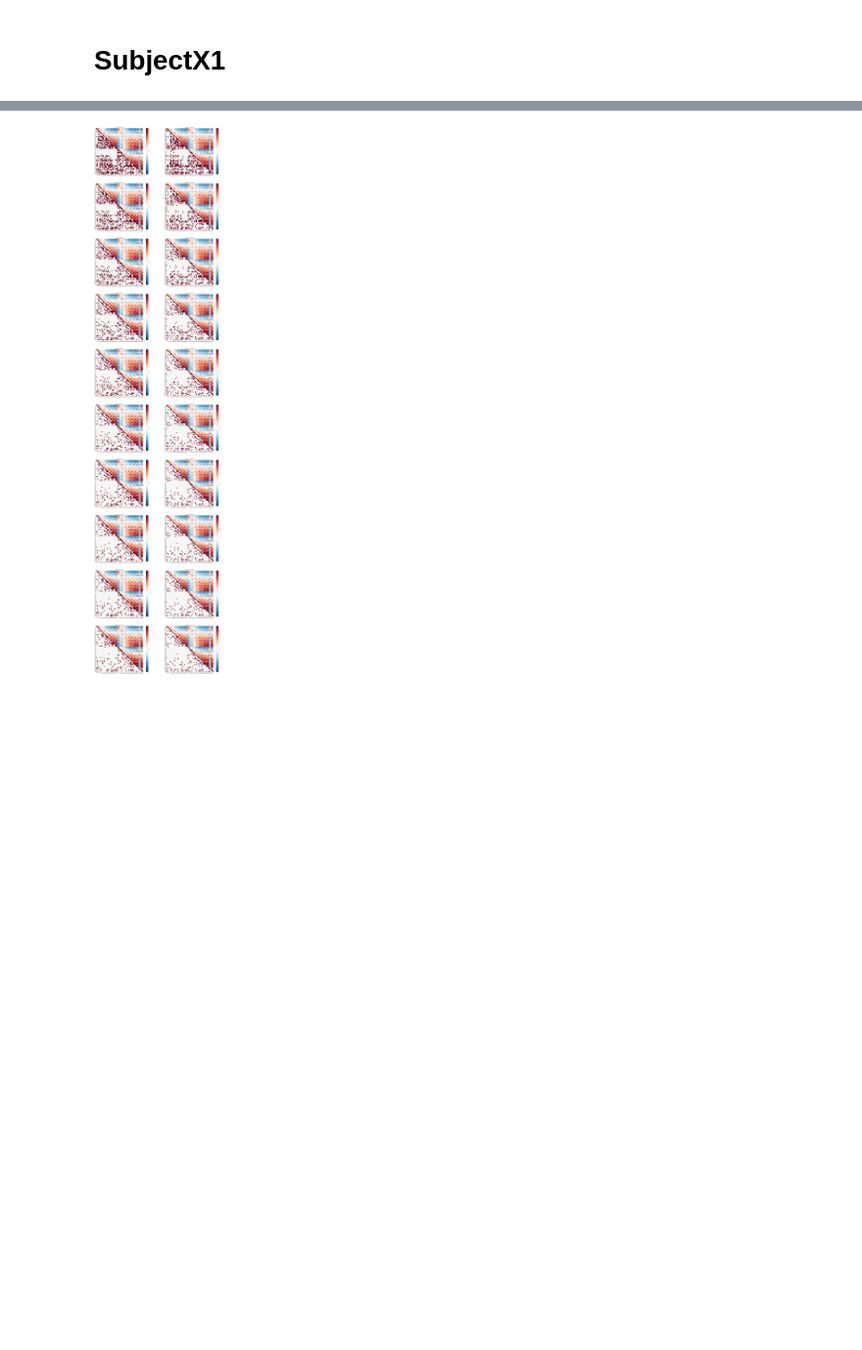
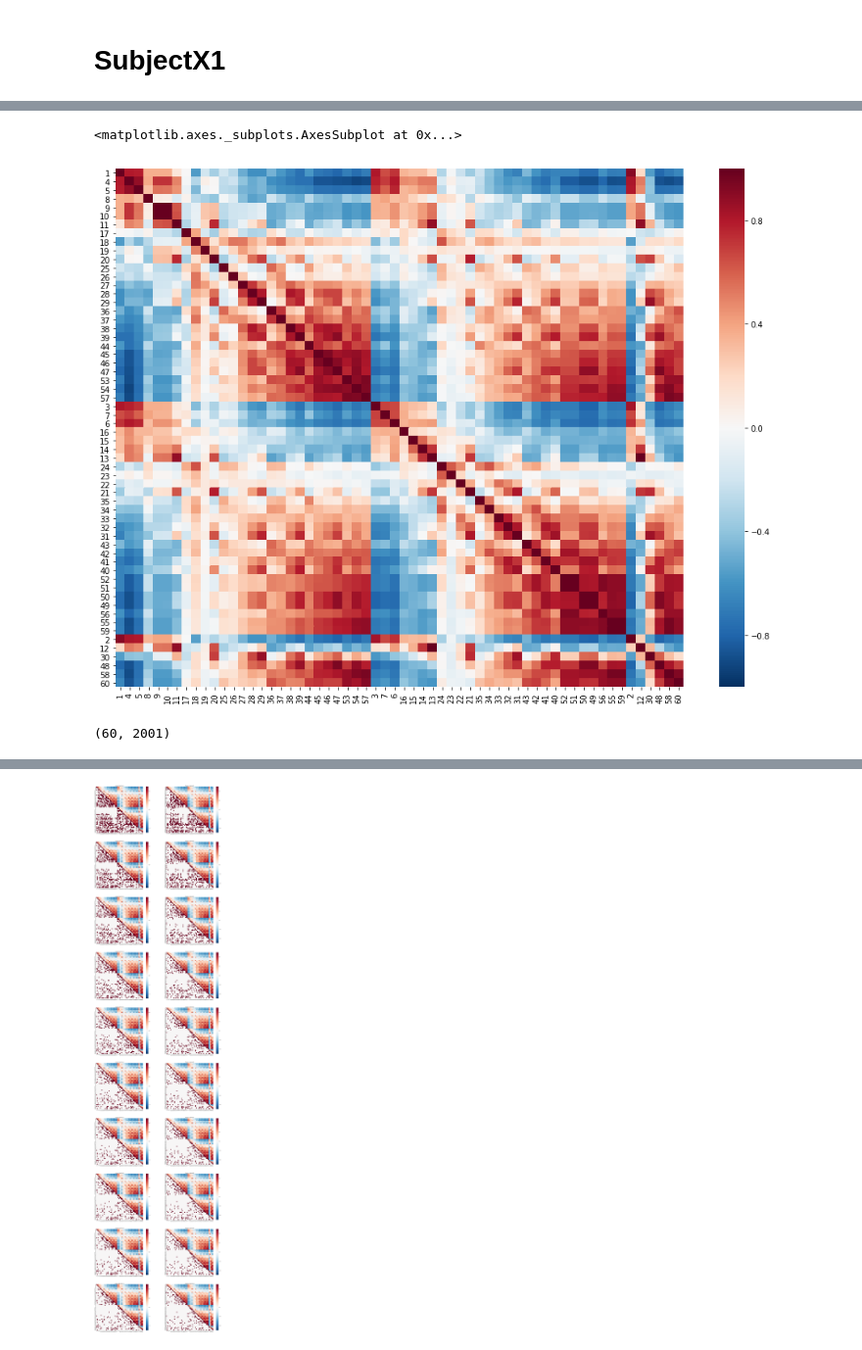
Before and after one commit to andylikescodes/EEG_Causal_Discovery, a Jupyter notebook: notebooks/Data_preprocessing.ipynb, the cells around one changed output, grey strips where cells are left out. Shown at 98% size. Saved outputs shown, nothing was run; the diff lists cells and outputs as text; code cells hidden in the pictures; blank space fills up the shorter version.

```diff
--- a/notebooks/Data_preprocessing.ipynb
+++ b/notebooks/Data_preprocessing.ipynb
@@ -206,0 +212,12 @@ data_mat
+# %%
+epochs = mne.read_epochs(path, verbose=0)
+active, passive = saperate_passive_active(epochs)
+n = active.shape
+
+temp = np.zeros(corr.shape)
+for i in range(n[0]):
+    trial = active[:, indexes, :][i,:,:]
+    corr = np.corrcoef(trial)
+    temp = temp + corr
+
+temp/n[0]
@@ -206,0 +239,6 @@ data_mat
+# %%
+plt.rcParams["figure.figsize"] = (16, 12)
+sns.heatmap(temp/171, cmap='RdBu_r', xticklabels=chs, yticklabels=chs, vmin=-1, vmax=1)
+# %% [output]
+<matplotlib.axes._subplots.AxesSubplot at 0x...>
+[figure, added]
@@ -206,0 +247,4 @@ data_mat
+# %%
+trial.shape
+# %% [output]
+(60, 2001)
```
Also changed, not shown: parts of 9 cells of this notebook.
